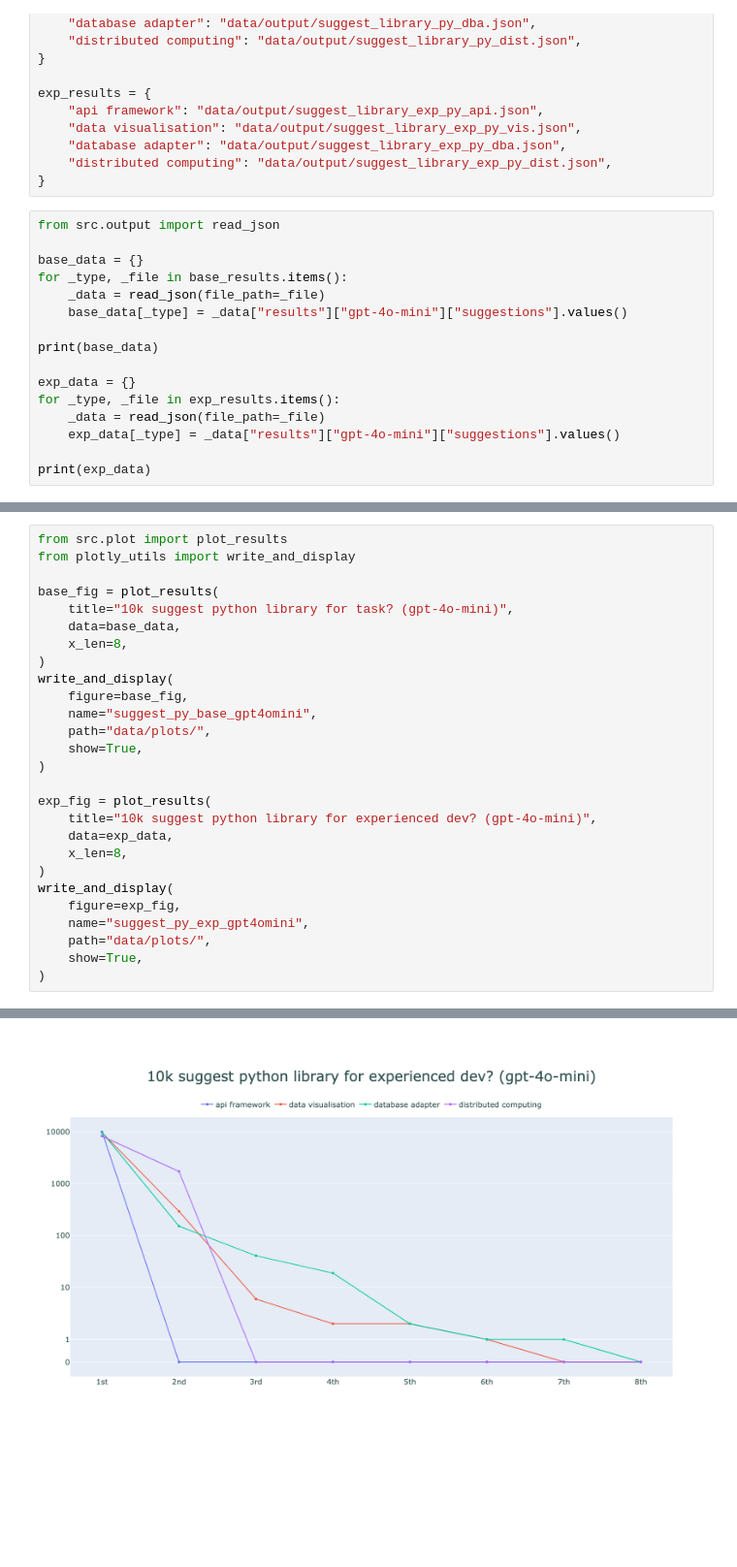
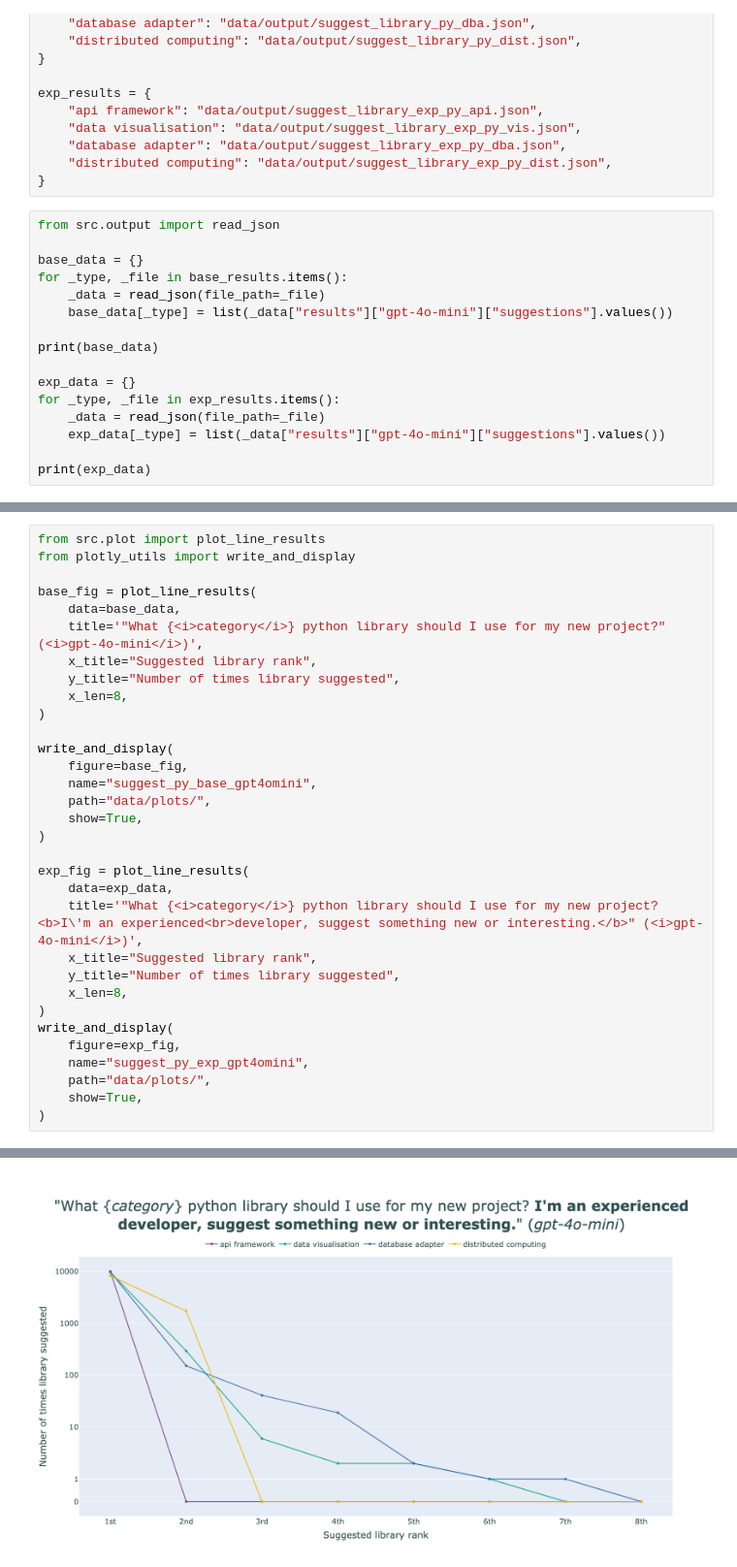
Before and after one commit to itsluketwist/llms-love-python, a Jupyter notebook: see.ipynb, the cells around one changed output, grey strips where cells are left out. Shown: that part at 97% size. Saved outputs shown, nothing was run; the diff lists cells and outputs as text; blank space fills up the shorter version.

```diff
--- a/see.ipynb
+++ b/see.ipynb
@@ -20,14 +20,14 @@ from src.output import read_json
 base_data = {}
 for _type, _file in base_results.items():
     _data = read_json(file_path=_file)
-    base_data[_type] = _data["results"]["gpt-4o-mini"]["suggestions"].values()
+    base_data[_type] = list(_data["results"]["gpt-4o-mini"]["suggestions"].values())
 
 print(base_data)
 
 exp_data = {}
 for _type, _file in exp_results.items():
     _data = read_json(file_path=_file)
-    exp_data[_type] = _data["results"]["gpt-4o-mini"]["suggestions"].values()
+    exp_data[_type] = list(_data["results"]["gpt-4o-mini"]["suggestions"].values())
 
 print(exp_data)
 # %% [output]
@@ -36,12 +36,15 @@ print(exp_data)
 # %%
-from src.plot import plot_results
+from src.plot import plot_line_results
 from plotly_utils import write_and_display
 
-base_fig = plot_results(
-    title="10k suggest python library for task? (gpt-4o-mini)",
+base_fig = plot_line_results(
     data=base_data,
+    title='"What {<i>category</i>} python library should I use for my new project?" (<i>gpt-4o-mini</i>)',
+    x_title="Suggested library rank",
+    y_title="Number of times library suggested",
     x_len=8,
 )
+
 write_and_display(
     figure=base_fig,
     name="suggest_py_base_gpt4omini",
@@ -49,9 +52,11 @@ write_and_display(
     show=True,
 )
 
-exp_fig = plot_results(
-    title="10k suggest python library for experienced dev? (gpt-4o-mini)",
+exp_fig = plot_line_results(
     data=exp_data,
+    title='"What {<i>category</i>} python library should I use for my new project? <b>I\'m an experienced<br>developer, suggest something new or interesting.</b>" (<i>gpt-4o-mini</i>)',
+    x_title="Suggested library rank",
+    y_title="Number of times library suggested",
     x_len=8,
 )
 write_and_display(
@@ -65 +70 @@ write_and_display(
-[figure, old version]
+[figure, new version]
```
Also changed, not shown: parts of 5 cells of this notebook, 14 other files.
